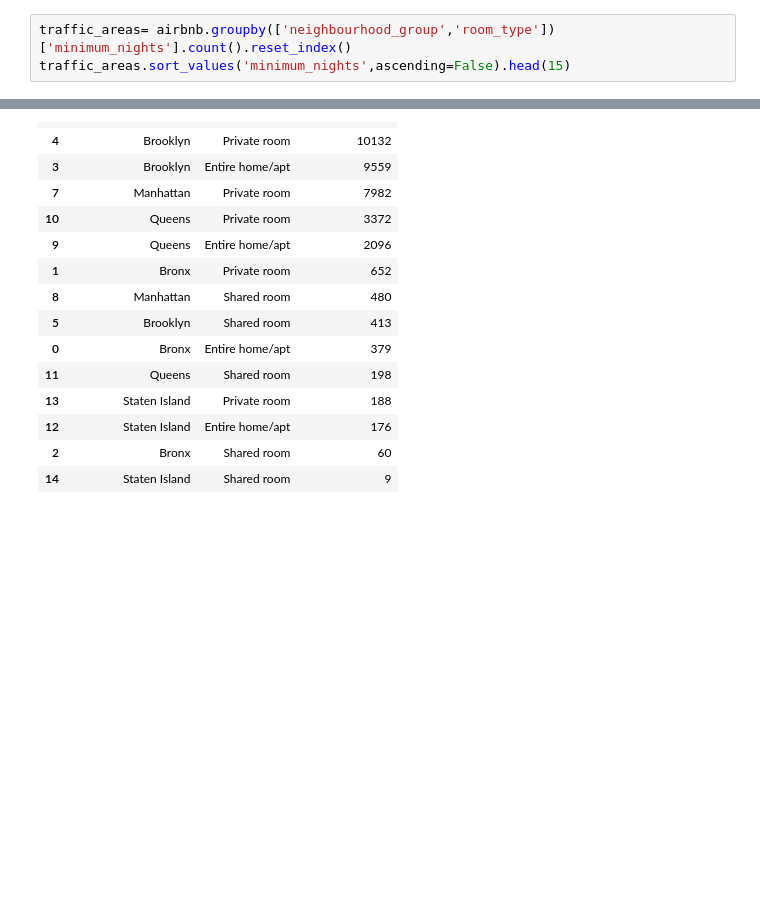
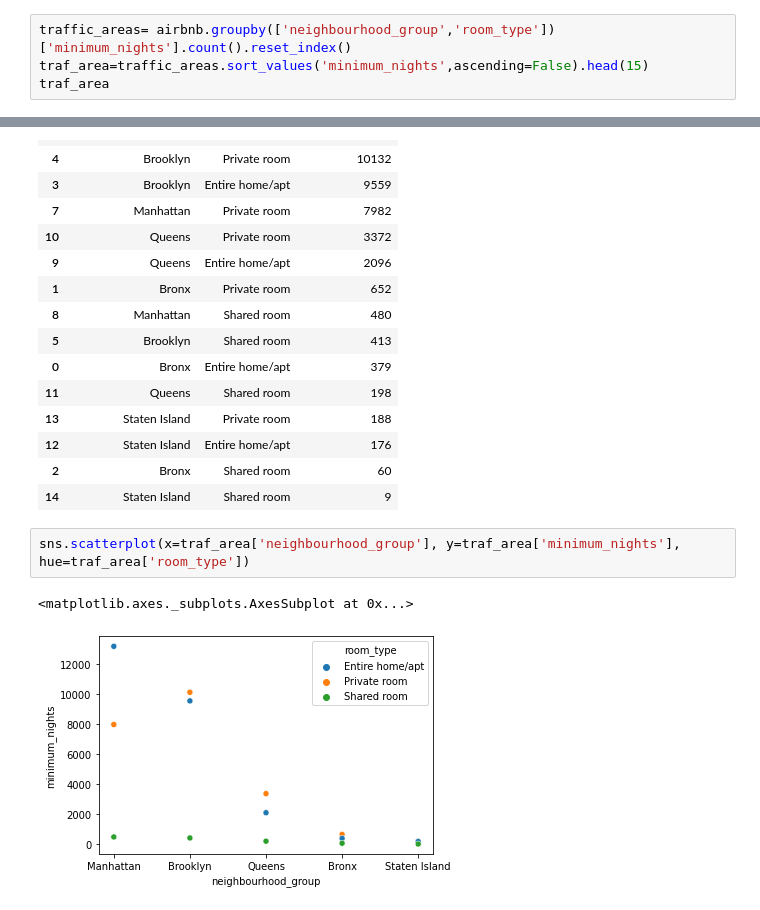
Before and after one commit to rknethinti/EDA-Airbnb-bookings-analysis, a Jupyter notebook: Airbnb_Bookings_Analysis_Capstone_Project.ipynb, the cells around one changed output, grey strips where cells are left out. Cells and saved outputs as stored; diff of their text form; blank space fills up the shorter version.

```diff
--- a/Airbnb_Bookings_Analysis_Capstone_Project.ipynb
+++ b/Airbnb_Bookings_Analysis_Capstone_Project.ipynb
@@ -226,7 +257,8 @@ busiest_hosts.sort_values('minimum_nights', ascending=False).head()
 # 4) Is there any noticeable difference of traffic among different areas and what could be the reason for it?
 # %%
 traffic_areas= airbnb.groupby(['neighbourhood_group','room_type'])['minimum_nights'].count().reset_index()
-traffic_areas.sort_values('minimum_nights',ascending=False).head(15)
+traf_area=traffic_areas.sort_values('minimum_nights',ascending=False).head(15)
+traf_area
 # %% [output]
 |  | neighbourhood_group | room_type | minimum_nights |
 | 6 | Manhattan | Entire home/apt | 13199 |
@@ -244,3 +276,8 @@ traffic_areas.sort_values('minimum_nights',ascending=False).head(15)
 | 12 | Staten Island | Entire home/apt | 176 |
 | 2 | Bronx | Shared room | 60 |
 | 14 | Staten Island | Shared room | 9 |
+# %%
+sns.scatterplot(x=traf_area['neighbourhood_group'], y=traf_area['minimum_nights'], hue=traf_area['room_type'])
+# %% [output]
+<matplotlib.axes._subplots.AxesSubplot at 0x...>
+[figure, added]
```
Also changed, not shown: parts of 7 cells of this notebook.
